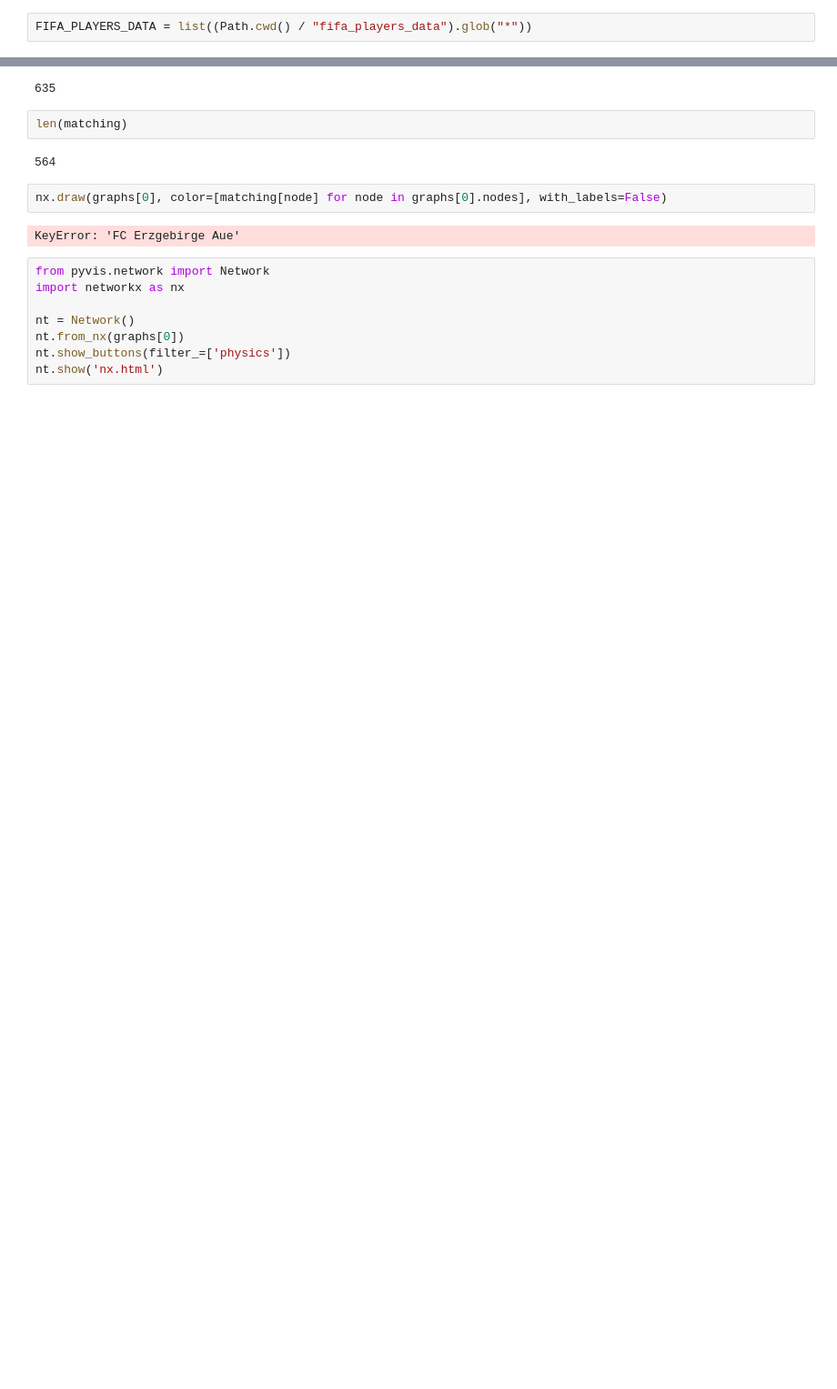
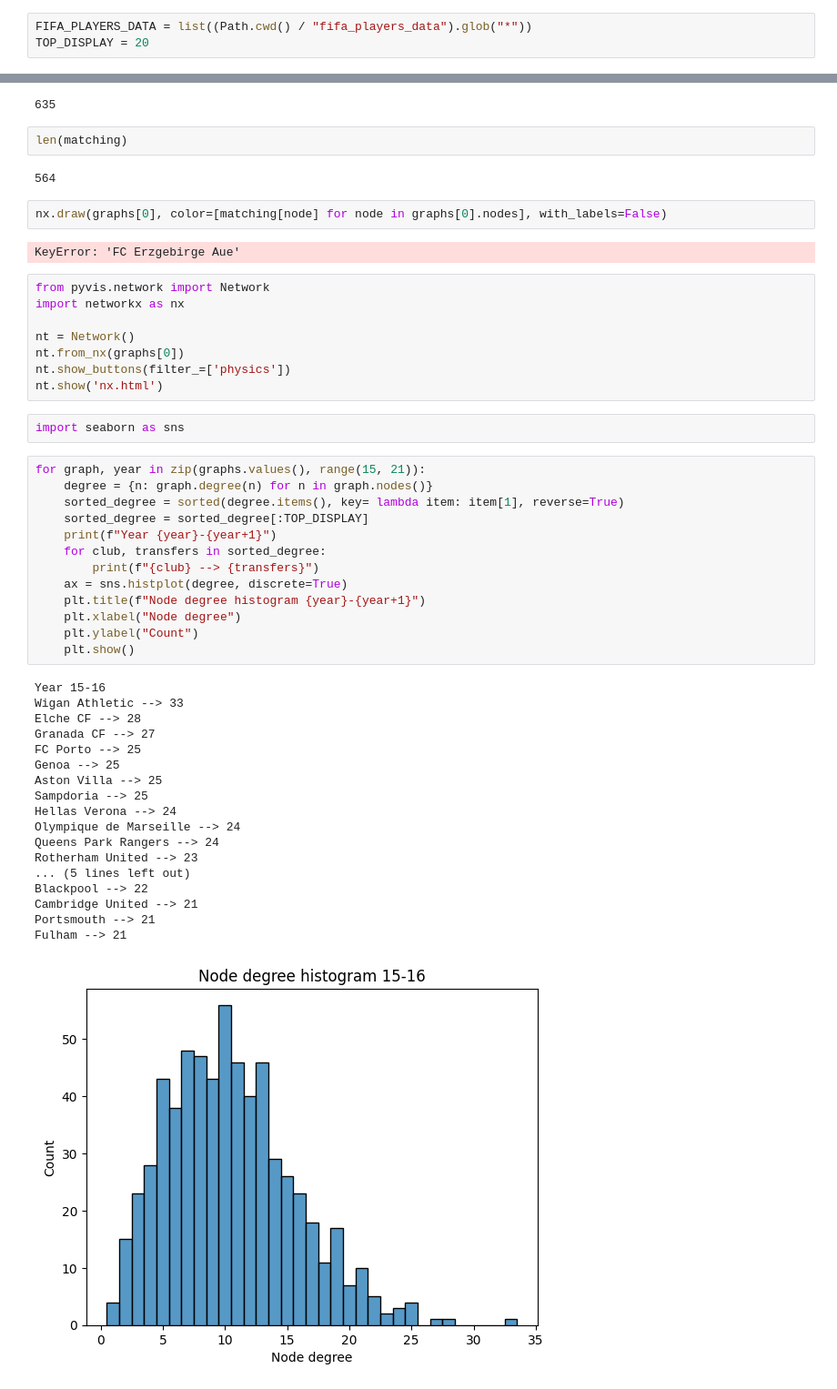
Before and after one commit to chrisgal77/PFPGA, a Jupyter notebook: lab4.ipynb, the cells around one changed output, grey strips where cells are left out. Shown at 91% size. Saved outputs shown, nothing was run; the diff lists cells and outputs as text; blank space fills up the shorter version.

```diff
--- a/lab4.ipynb
+++ b/lab4.ipynb
@@ -23,6 +23,7 @@ def unlimited_data_card():
     pd.reset_option('display.max_colwidth')
 # %%
 FIFA_PLAYERS_DATA = list((Path.cwd() / "fifa_players_data").glob("*"))
+TOP_DISPLAY = 20
 # %%
 FIFA_PLAYERS_DATA
 # %% [output]
@@ -126,3 +127,37 @@ nt = Network()
 nt.from_nx(graphs[0])
 nt.show_buttons(filter_=['physics'])
 nt.show('nx.html')
+# %%
+import seaborn as sns
+# %%
+for graph, year in zip(graphs.values(), range(15, 21)):
+    degree = {n: graph.degree(n) for n in graph.nodes()}
+    sorted_degree = sorted(degree.items(), key= lambda item: item[1], reverse=True)
+    sorted_degree = sorted_degree[:TOP_DISPLAY]
+    print(f"Year {year}-{year+1}")
+    for club, transfers in sorted_degree:
+        print(f"{club} --> {transfers}")
+    ax = sns.histplot(degree, discrete=True)
+    plt.title(f"Node degree histogram {year}-{year+1}")
+    plt.xlabel("Node degree")
+    plt.ylabel("Count")
+    plt.show()
+# %% [output]
+Year 15-16
+Wigan Athletic --> 33
+Elche CF --> 28
+Granada CF --> 27
+FC Porto --> 25
+Genoa --> 25
+Aston Villa --> 25
+Sampdoria --> 25
+Hellas Verona --> 24
+Olympique de Marseille --> 24
+Queens Park Rangers --> 24
+Rotherham United --> 23
+... (5 lines left out)
+Blackpool --> 22
+Cambridge United --> 21
+Portsmouth --> 21
+Fulham --> 21
+[figure, added]
```
Also changed, not shown: parts of 8 cells of this notebook.
